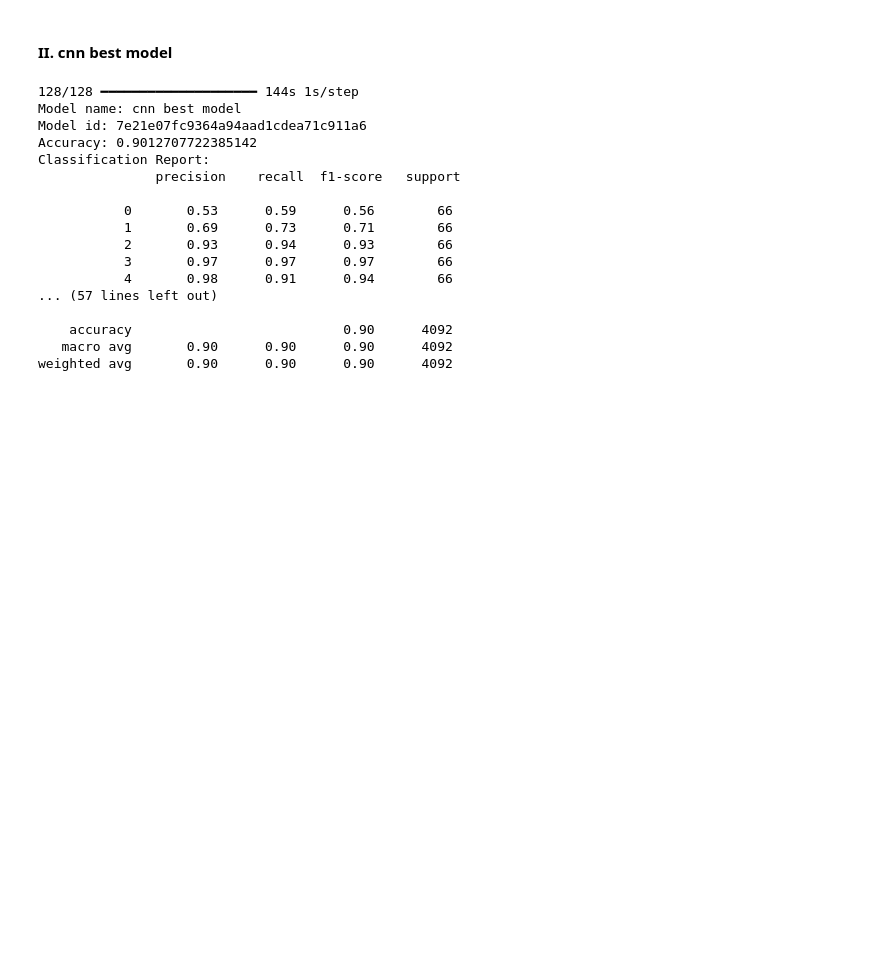
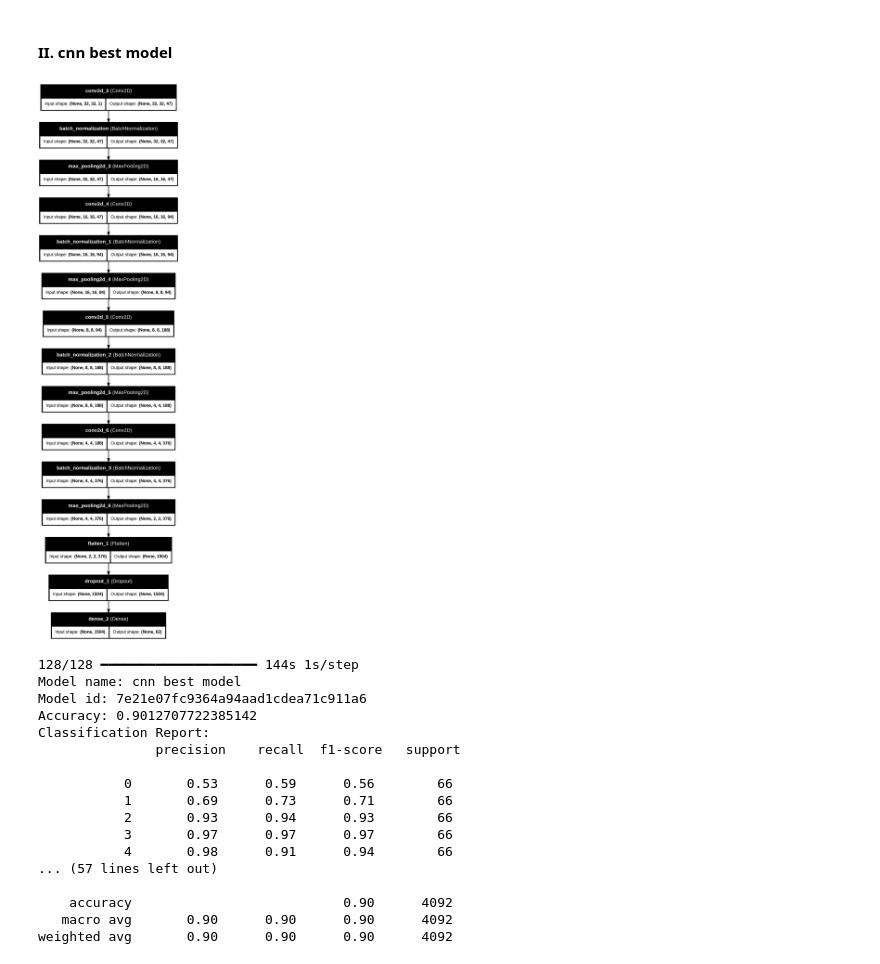
Before and after one commit to JulianSalazarD/handwritten, a Jupyter notebook: handwritten.ipynb, the cells around one changed output. Saved outputs shown, nothing was run; the diff lists cells and outputs as text; code cells hidden in the pictures; blank space fills up the shorter version.

```diff
--- a/handwritten.ipynb
+++ b/handwritten.ipynb
@@ -1615,6 +1625,10 @@ weighted avg       0.85      0.85      0.85      4092
 #### II. cnn best model
 # %%
 cnn_best_model = Model("cnn best model", sk=False)
+# %%
+plot_model(cnn_best_model.model, to_file='model.png', show_shapes=True, show_layer_names=True)
+# %% [output]
+[figure, added]
 # %%
 cnn_best_model.make_report(X_test, y_test)
 cnn_best_model.print_report()
```
Also changed, not shown: parts of 12 cells of this notebook, 1 other file.
